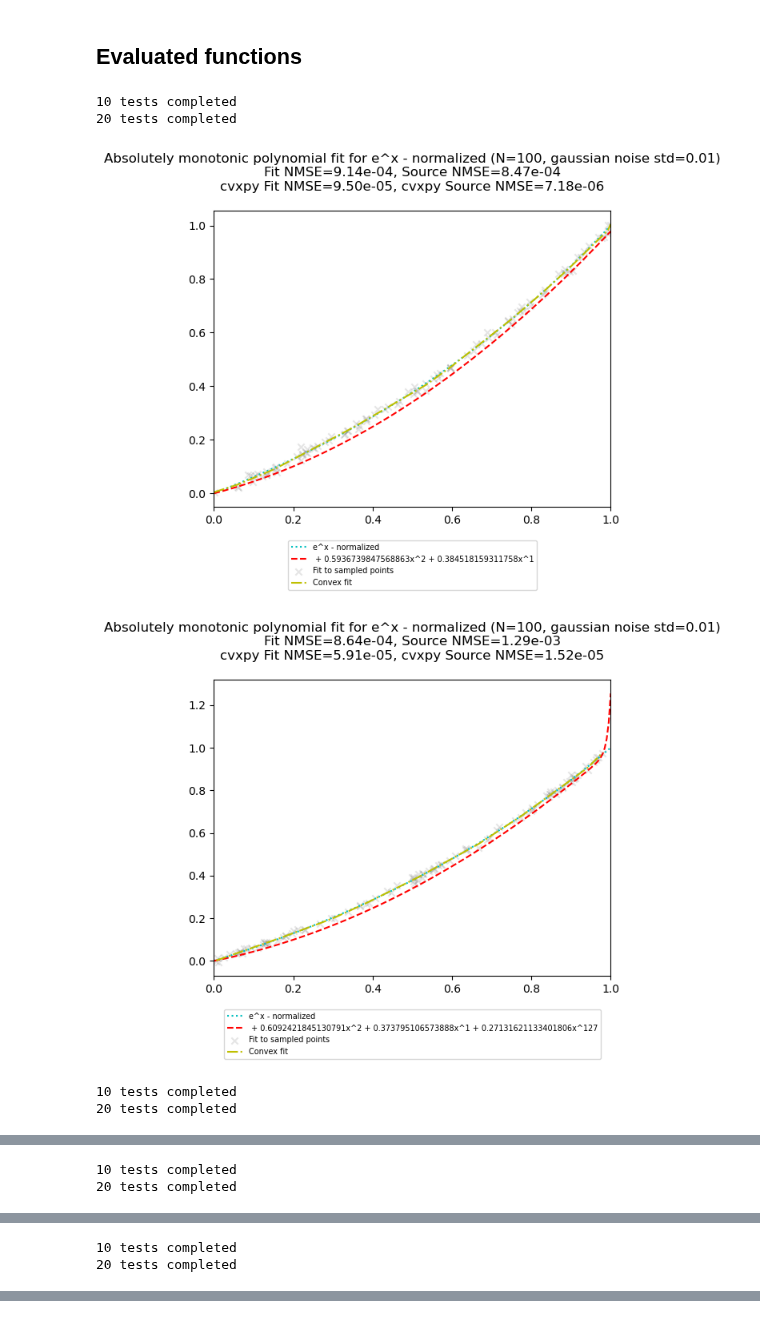
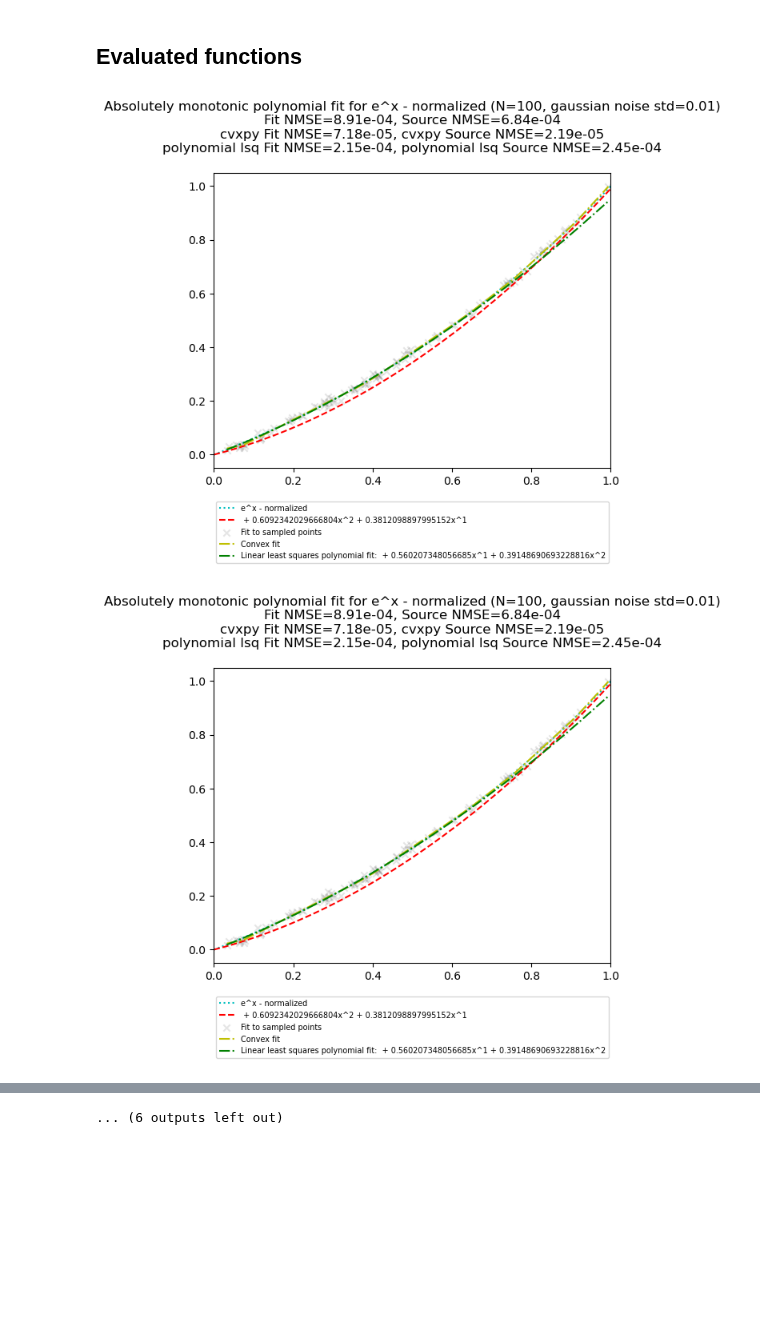
Before and after one commit to Undeceiver/AbsolutelyMonotonicFitting, a Jupyter notebook: absolutely_monotonic_fit.ipynb, the cells around one changed output, grey strips where cells are left out. Cells and saved outputs as stored; diff of their text form; code cells hidden in the pictures; blank space fills up the shorter version.

Commit message:
Linear Vandermonde matrix fitting. Gonna try to add asymmetric penalty now...

```diff
--- a/absolutely_monotonic_fit.ipynb
+++ b/absolutely_monotonic_fit.ipynb
@@ -286,18 +315,30 @@ def plot_full_result_monomial_sum_fit(fit_function, function_desc,
     fit_nmse_cvxpy = result_cvxpy["fit_nmse"]
     source_nmse_cvxpy = result_cvxpy["source_nmse"]
 
+    result_vander = vander_fit(fit_function,
+                             xx,
+                             yy,
+                             number_samples_test=number_samples_test)
+
+    fit_nmse_vander = result_vander["fit_nmse"]
+    source_nmse_vander = result_vander["source_nmse"]
+    coefs_vander = result_vander["coefs"]
+    ff_vander = monomial_sum(xx,coefs_vander)
 
     if gaussian_noise_std_mult == 0:
         plot_title = f"Absolutely monotonic polynomial fit for {function_desc} (N={number_samples})\n" +\
                         f"Fit NMSE={fit_nmse:.2e}, Source NMSE={source_nmse:.2e}\n" +\
-                        f"cvxpy Fit NMSE={fit_nmse_cvxpy:.2e}, cvxpy Source NMSE={source_nmse_cvxpy:.2e}\n"
+                        f"cvxpy Fit NMSE={fit_nmse_cvxpy:.2e}, cvxpy Source NMSE={source_nmse_cvxpy:.2e}\n" +\
+                        f"polynomial lsq Fit NMSE={fit_nmse_vander:.2e}, polynomial lsq Source NMSE={source_nmse_vander:.2e}\n"
     else:
         plot_title = f"Absolutely monotonic polynomial fit for {function_desc} (N={number_samples}, gaussian noise std={gaussian_noise_std_mult:.2f})\n" +\
                         f"Fit NMSE={fit_nmse:.2e}, Source NMSE={source_nmse:.2e}\n" +\
-                        f"cvxpy Fit NMSE={fit_nmse_cvxpy:.2e}, cvxpy Source NMSE={source_nmse_cvxpy:.2e}\n"
+                        f"cvxpy Fit NMSE={fit_nmse_cvxpy:.2e}, cvxpy Source NMSE={source_nmse_cvxpy:.2e}\n" +\
+                        f"polynomial lsq Fit NMSE={fit_nmse_vander:.2e}, polynomial lsq Source NMSE={source_nmse_vander:.2e}\n"
 
     plot_monomial_sum_fit(fit_function,function_desc,params,xx,yy)
     plot_cvxpy_fit(fit_function,function_desc,xx,ff_cvxpy)
+    plot_vander_fit(fit_function,function_desc,coefs_vander,xx,ff_vander)
 
     ax = plt.gca()
     ax.set_xlim([0,1])
@@ -355,21 +397,17 @@ functions = [(f1,f1_desc),(f2,f2_desc),(f3,f3_desc),(f4,f4_desc),(f5,f5_desc),(f
 # %%
 number_samples = 100
 number_samples_test=50
-number_tests = 20
+number_tests = 1
 gaussian_noise_std_mult=0.01
 
 for (fit_function, function_desc) in functions:
     many_results = monomial_sum_fit_many(fit_function, number_samples, number_tests, gaussian_noise_std_mult=gaussian_noise_std_mult)
 
     avg_result = many_results["avg_result"]
     worst_result = many_results["worst_result"]
 
     plot_full_result_monomial_sum_fit(fit_function, function_desc, number_samples, number_samples_test, gaussian_noise_std_mult, avg_result)
     plot_full_result_monomial_sum_fit(fit_function, function_desc, number_samples, number_samples_test, gaussian_noise_std_mult, worst_result)
 # %% [output]
-10 tests completed
-20 tests completed
-[figure, old version]
+[figure, new version]
-[figure, old version]
+[figure, new version]
-10 tests completed
-20 tests completed
@@ -378,2 +415,0 @@ for (fit_function, function_desc) in functions:
-10 tests completed
-20 tests completed
@@ -382,2 +417,0 @@ for (fit_function, function_desc) in functions:
-10 tests completed
-20 tests completed
@@ -386,0 +424 @@ for (fit_function, function_desc) in functions:
+... (6 outputs left out)
```
Also changed, not shown: parts of 4 cells of this notebook.
